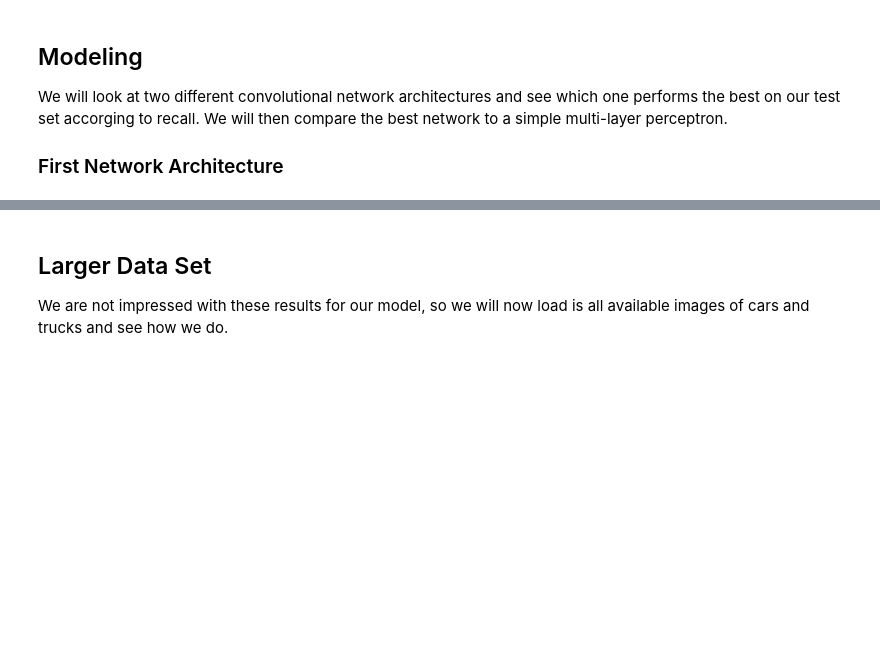
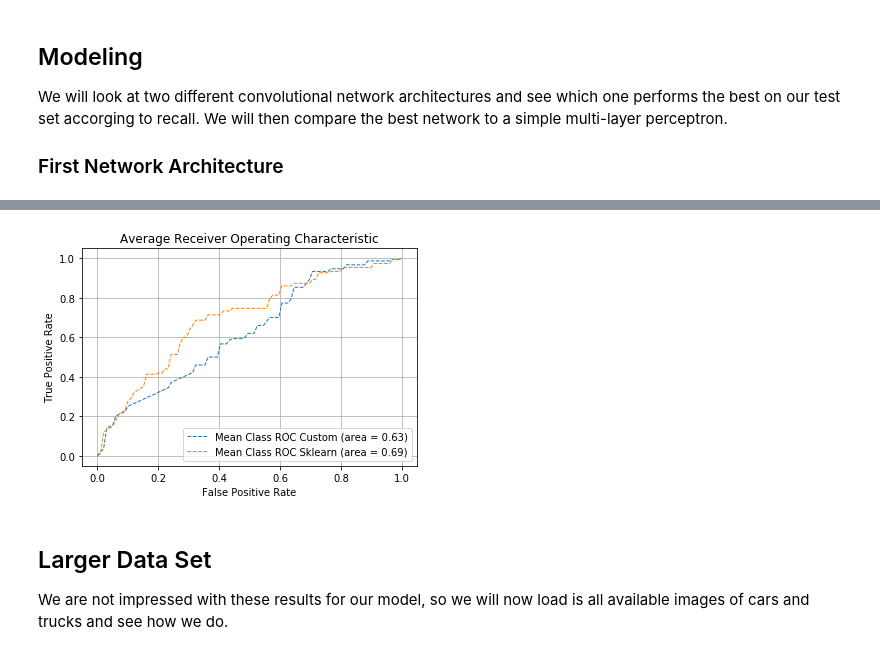
Before and after one commit to jakecarlson1/machine-learning-labs, a Jupyter notebook: Lab7/Lab 7 - Convolutional Neural Networks.ipynb, the cells around one changed output, grey strips where cells are left out. Drawn from its saved outputs; the diff is of its cells as text; code cells hidden in the pictures; blank space fills up the shorter version.

Commit message:
Adds ROC curves

```diff
--- a/Lab7/Lab 7 - Convolutional Neural Networks.ipynb
+++ b/Lab7/Lab 7 - Convolutional Neural Networks.ipynb
@@ -361,3 +370,64 @@ compare_mlp_cnn(cnn2, sk_mlp, X_test, y_test)
+# %%
+import matplotlib.pyplot as plt
+from sklearn.metrics import roc_curve, auc
+from scipy import interp
+
+K = 4
+
+mean_tpr = 0.0
+mean_fpr = np.linspace(0, 1, 100)
+all_tpr = []
+
+pred = cnn1.predict(np.expand_dims(X_test, axis=1))
+pred_sk = sk_mlp.predict_proba(X_test)
+
+perclass_mean_tpr = 0.0
+roc_auc = 0
+classes = np.unique(y_train)
+
+# get the mean fpr and tpr, per class
+for j in classes:
+    fpr, tpr, thresholds = roc_curve(y_test,
+                                     pred[:,int(j)],
+                                     pos_label=j)
+
+    perclass_mean_tpr += interp(mean_fpr, fpr, tpr)
+    perclass_mean_tpr[0] = 0.0
+    roc_auc += auc(fpr, tpr)
+
+perclass_mean_tpr /= len(classes)
+roc_auc /= len(classes)
+mean_tpr += perclass_mean_tpr
+plt.plot(mean_fpr,perclass_mean_tpr,'--',lw=1,label='Mean Class ROC Custom (area = %0.2f)'
+               % (roc_auc))
+
+perclass_mean_tpr = 0.0
+roc_auc = 0
+
+# get the mean fpr and tpr, per class
+for j in classes:
+    fpr, tpr, thresholds = roc_curve(y_test,
+                                     pred_sk[:,int(j)],
+                                     pos_label=j)
+
+    perclass_mean_tpr += interp(mean_fpr, fpr, tpr)
+    perclass_mean_tpr[0] = 0.0
+    roc_auc += auc(fpr, tpr)
+
+perclass_mean_tpr /= len(classes)
+roc_auc /= len(classes)
+mean_tpr += perclass_mean_tpr
+plt.plot(mean_fpr,perclass_mean_tpr,'--',lw=1,label='Mean Class ROC Sklearn (area = %0.2f)'
+               % (roc_auc))
+
+plt.legend(loc='best')
+plt.grid()
+plt.xlabel('False Positive Rate')
+plt.ylabel('True Positive Rate')
+plt.title('Average Receiver Operating Characteristic')
+plt.show()
+# %% [output]
+[figure, added]
 # %% [markdown]
 ## Larger Data Set
 We are not impressed with these results for our model, so we will now load is all available images of cars and trucks and see how we do.
```
Also changed, not shown: parts of 10 cells of this notebook.
